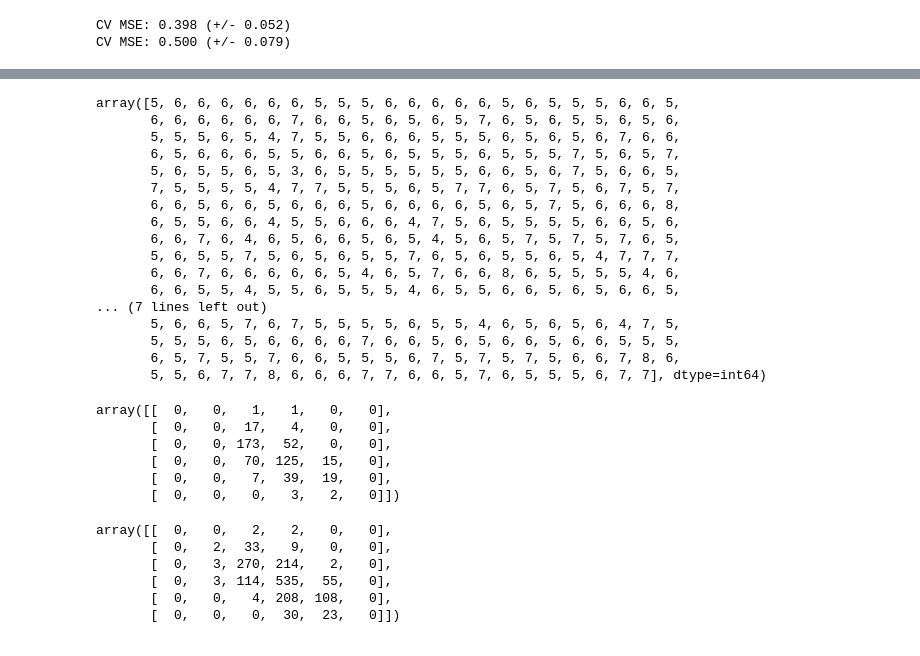
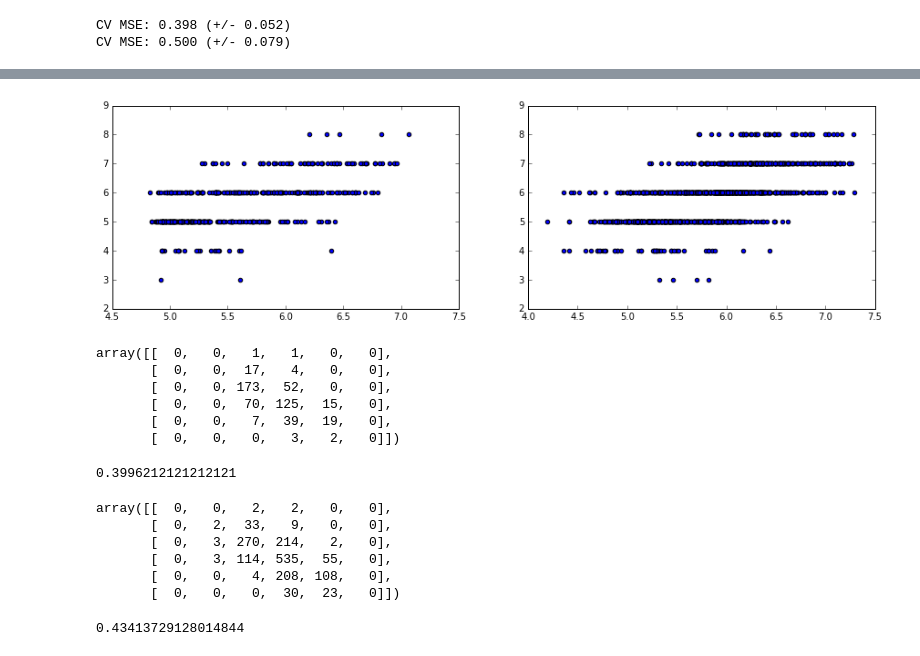
Before and after one commit to albertwildeman/Vinho_Verde, a Jupyter notebook: WineQuality.ipynb, the cells around one changed output, grey strips where cells are left out. Cells and saved outputs as stored; diff of their text form; code cells hidden in the pictures.

```diff
--- a/WineQuality.ipynb
+++ b/WineQuality.ipynb
@@ -207,20 +186,0 @@ array([ 5.,  5.,  6.,  6.,  6.,  6.,  6.,  5.,  6.,  5.,  6.,  5.,  5.,
-# %%
-y_tst[0].values
-# %% [output]
-array([5, 6, 6, 6, 6, 6, 6, 5, 5, 5, 6, 6, 6, 6, 6, 5, 6, 5, 5, 5, 6, 6, 5,
-       6, 6, 6, 6, 6, 6, 7, 6, 6, 5, 6, 5, 6, 5, 7, 6, 5, 6, 5, 5, 6, 5, 6,
-       5, 5, 5, 6, 5, 4, 7, 5, 5, 6, 6, 6, 5, 5, 5, 6, 5, 6, 5, 6, 7, 6, 6,
-       6, 5, 6, 6, 6, 5, 5, 6, 6, 5, 6, 5, 5, 5, 6, 5, 5, 5, 7, 5, 6, 5, 7,
-       5, 6, 5, 5, 6, 5, 3, 6, 5, 5, 5, 5, 5, 5, 6, 6, 5, 6, 7, 5, 6, 6, 5,
-       7, 5, 5, 5, 5, 4, 7, 7, 5, 5, 5, 6, 5, 7, 7, 6, 5, 7, 5, 6, 7, 5, 7,
-       6, 6, 5, 6, 6, 5, 6, 6, 6, 5, 6, 6, 6, 6, 5, 6, 5, 7, 5, 6, 6, 6, 8,
-       6, 5, 5, 6, 6, 4, 5, 5, 6, 6, 6, 4, 7, 5, 6, 5, 5, 5, 5, 6, 6, 5, 6,
-       6, 6, 7, 6, 4, 6, 5, 6, 6, 5, 6, 5, 4, 5, 6, 5, 7, 5, 7, 5, 7, 6, 5,
-       5, 6, 5, 5, 7, 5, 6, 5, 6, 5, 5, 7, 6, 5, 6, 5, 5, 6, 5, 4, 7, 7, 7,
-       6, 6, 7, 6, 6, 6, 6, 6, 5, 4, 6, 5, 7, 6, 6, 8, 6, 5, 5, 5, 5, 4, 6,
-       6, 6, 5, 5, 4, 5, 5, 6, 5, 5, 5, 4, 6, 5, 5, 6, 6, 5, 6, 5, 6, 6, 5,
-... (7 lines left out)
-       5, 6, 6, 5, 7, 6, 7, 5, 5, 5, 5, 6, 5, 5, 4, 6, 5, 6, 5, 6, 4, 7, 5,
-       5, 5, 5, 6, 5, 6, 6, 6, 6, 7, 6, 6, 5, 6, 5, 6, 6, 5, 6, 6, 5, 5, 5,
-       6, 5, 7, 5, 5, 7, 6, 6, 5, 5, 5, 6, 7, 5, 7, 5, 7, 5, 6, 6, 7, 8, 6,
-       5, 5, 6, 7, 7, 8, 6, 6, 6, 7, 7, 6, 6, 5, 7, 6, 5, 5, 5, 6, 7, 7], dtype=int64)
@@ -229,8 +187,16 @@ array([5, 6, 6, 6, 6, 6, 6, 5, 5, 5, 6, 6, 6, 6, 6, 5, 6, 5, 5, 5, 6, 6, 5,
+# %%
+fig = plt.figure(figsize=(15,4))
+for i_clr in range(n_clrs):
+    ax = plt.subplot2grid((1,2),(0,i_clr))
+    plt.scatter(y_pred[i_clr], y_tst[i_clr])
+# %% [output]
+[figure, added]
 # %%
+
 # Confusion matrix
-
 for i_clr in range(n_clrs):
     display(metrics.confusion_matrix(y_tst[i_clr].values, y_pred[i_clr].round()))
+    display(sum(abs(y_tst[i_clr].values - y_pred[i_clr].round())>0) / len( y_pred[i_clr]))
 # %% [output]
 array([[  0,   0,   1,   1,   0,   0],
        [  0,   0,  17,   4,   0,   0],
@@ -238,9 +204,11 @@ array([[  0,   0,   1,   1,   0,   0],
        [  0,   0,  70, 125,  15,   0],
        [  0,   0,   7,  39,  19,   0],
        [  0,   0,   0,   3,   2,   0]])
-array([[  0,   0,   2,   2,   0,   0],
-       [  0,   2,  33,   9,   0,   0],
-       [  0,   3, 270, 214,   2,   0],
-       [  0,   3, 114, 535,  55,   0],
-       [  0,   0,   4, 208, 108,   0],
-       [  0,   0,   0,  30,  23,   0]])
+0.3996212121212121
+array([[  0,   0,   2,   2,   0,   0],
+       [  0,   2,  33,   9,   0,   0],
+       [  0,   3, 270, 214,   2,   0],
+       [  0,   3, 114, 535,  55,   0],
+       [  0,   0,   4, 208, 108,   0],
+       [  0,   0,   0,  30,  23,   0]])
+0.43413729128014844
```
Also changed, not shown: parts of 3 cells of this notebook.
